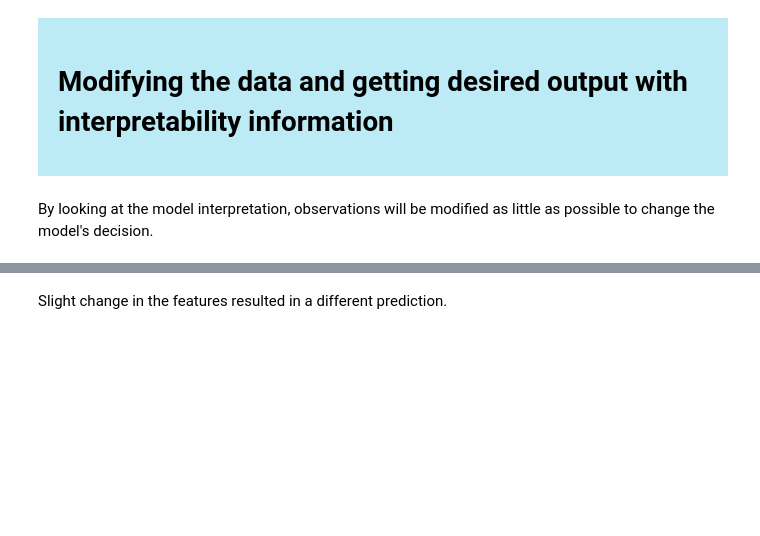
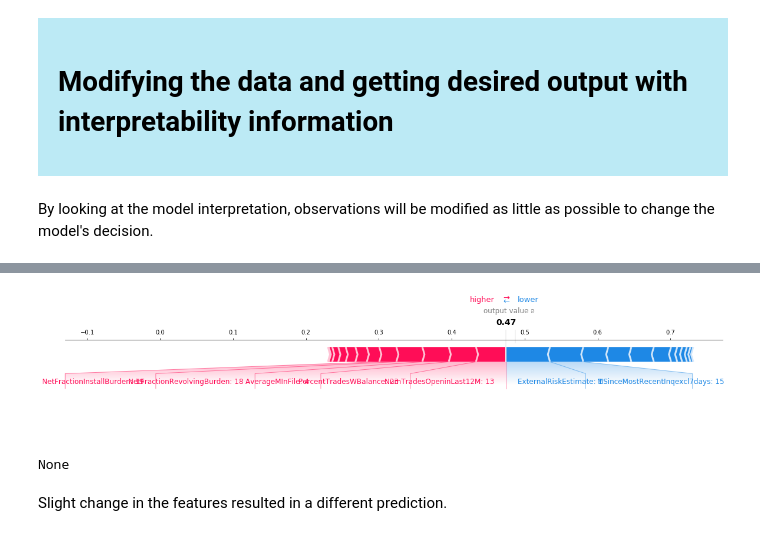
Before and after one commit to greghvk/ml_models_explainability, a Jupyter notebook: interpretations_comparison.ipynb, the cells around one changed output, grey strips where cells are left out. Cells and saved outputs as stored; diff of their text form; code cells hidden in the pictures; blank space fills up the shorter version.

```diff
--- a/interpretations_comparison.ipynb
+++ b/interpretations_comparison.ipynb
@@ -569,9 +559,9 @@ If the person would like to have a good risk performance, the best bet
 would be to increase his Average Months in File (feature 4) and decreasing Percent Trades with Balance (feature 23).
 # %%
 mod_x = X_test_norm[31].copy()
-mod_x[3] = mod_x[3]*1.12
-mod_x[22] = mod_x[22]*0.85
+mod_x[3] = mod_x[3]*1.10
+mod_x[22] = mod_x[22]*0.9
 
 mod_shap_vals = nn_norm_explainer.shap_values(np.asarray([mod_x]))
-display(shap.force_plot(nn_norm_explainer.expected_value, mod_shap_vals[0][0], feature_names=feature_names))
+display(shap.force_plot(nn_norm_explainer.expected_value, mod_shap_vals[0][0], feature_names=feature_names, matplotlib=True))
 # %% [output]
@@ -579,3 +568,5 @@ display(shap.force_plot(nn_norm_explainer.expected_value, mod_shap_vals[0][0], f
+[figure, added]
+None
 # %% [markdown]
 Slight change in the features resulted in a different prediction.
 # %%
```
Also changed, not shown: parts of 19 cells of this notebook.
